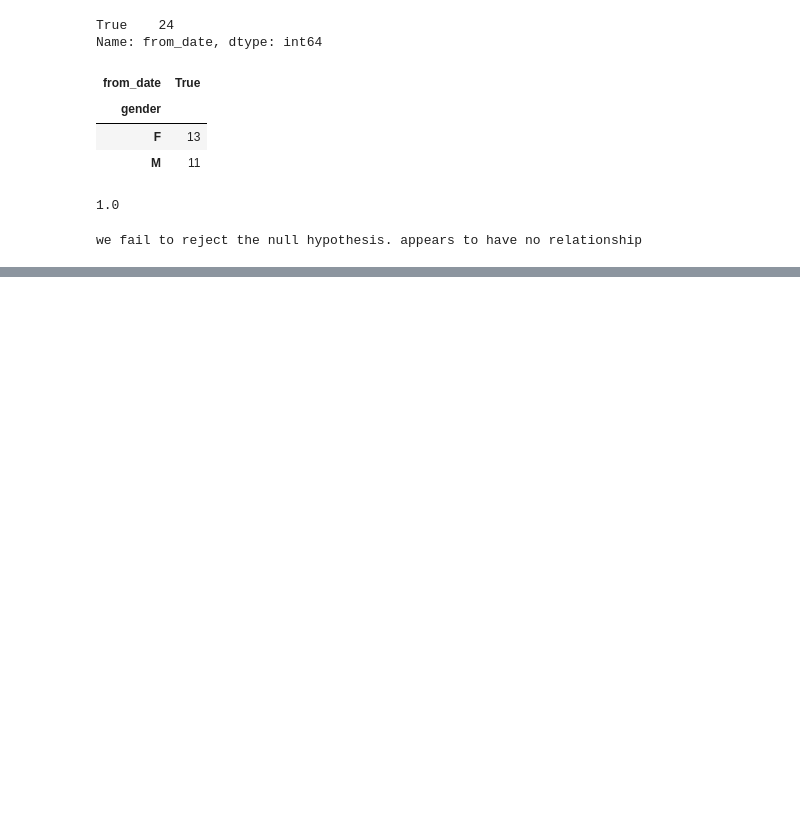
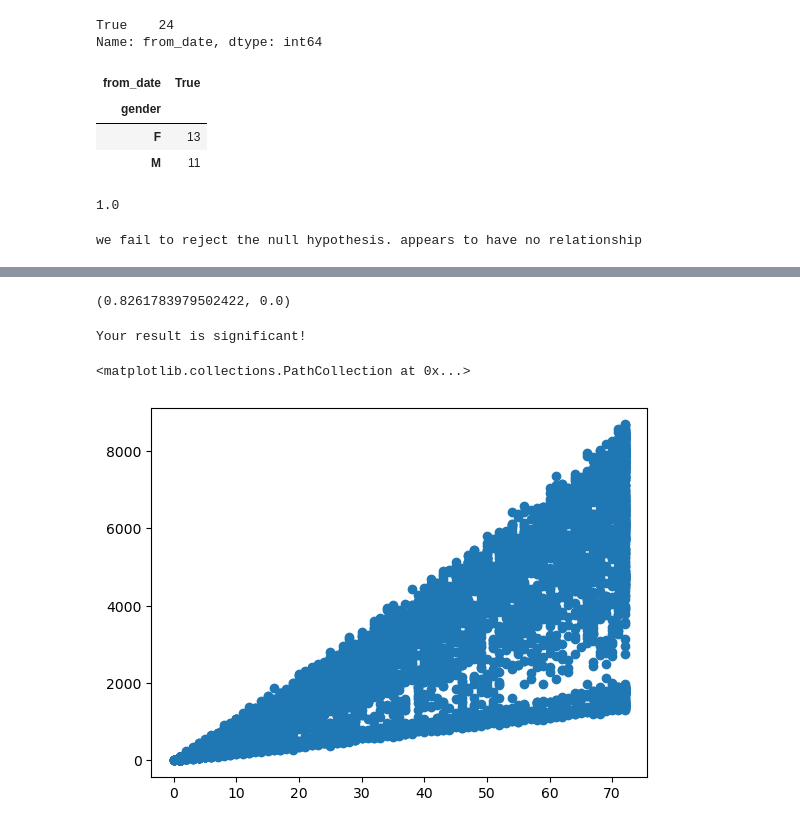
Before and after one commit to Msalazar2/statistics-exercises, a Jupyter notebook: hypothesis_testing.ipynb, the cells around one changed output, grey strips where cells are left out. Saved outputs shown, nothing was run; the diff lists cells and outputs as text; code cells hidden in the pictures; blank space fills up the shorter version.

```diff
--- a/hypothesis_testing.ipynb
+++ b/hypothesis_testing.ipynb
@@ -305,0 +348,3 @@ we fail to reject the null hypothesis. appears to have no relationship
+# %%
+df = pd.read_sql(text_query, engine.connect())
+df.head()
@@ -305,0 +381,3 @@ we fail to reject the null hypothesis. appears to have no relationship
+# %%
+df['churn_type'] = np.where(df.churn.str.startswith('Y'), 1, 0)
+df
@@ -305,0 +419,5 @@ we fail to reject the null hypothesis. appears to have no relationship
+# %%
+df['t_charges'] = df.total_charges.str.replace(' ', '0')
+# %%
+df.t_charges = df.t_charges.astype(float)
+df.t_charges
@@ -305,0 +437,5 @@ we fail to reject the null hypothesis. appears to have no relationship
+# %%
+r, p = stats.pearsonr(df.tenure, df.t_charges)
+r, p
+# %% [output]
+(0.8261783979502422, 0.0)
@@ -305,0 +452,9 @@ we fail to reject the null hypothesis. appears to have no relationship
+# %%
+eval_result(p)
+# %% [output]
+Your result is significant!
+# %%
+plt.scatter(df.tenure, df.t_charges)
+# %% [output]
+<matplotlib.collections.PathCollection at 0x...>
+[figure, added]
```
Also changed, not shown: parts of 98 cells of this notebook.
